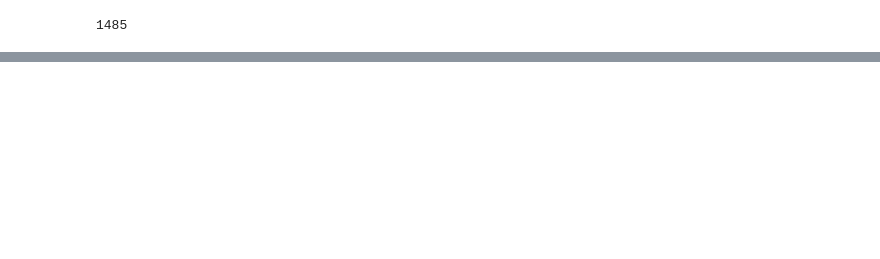
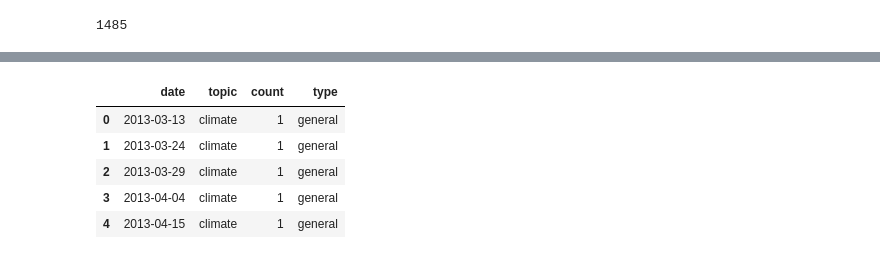
Before and after one commit to davidpomerenke/protest-impact, a Jupyter notebook: docs/notes/02-13-association.ipynb, the cells around one changed output, grey strips where cells are left out. Cells and saved outputs as stored; diff of their text form; code cells hidden in the pictures; blank space fills up the shorter version.

```diff
--- a/docs/notes/02-13-association.ipynb
+++ b/docs/notes/02-13-association.ipynb
@@ -221,0 +254,12 @@ alt.Chart(df).mark_bar().encode(
+# %%
+# only keep columns "date", "topic", "count"
+df_topic_counts = df_topic_counts[["date", "topic", "count"]]
+df_topic_counts["type"] = "general"
+df_topic_counts.head()
+# %% [output]
+|  | date | topic | count | type |
+| 0 | 2013-03-13 | climate | 1 | general |
+| 1 | 2013-03-24 | climate | 1 | general |
+| 2 | 2013-03-29 | climate | 1 | general |
+| 3 | 2013-04-04 | climate | 1 | general |
+| 4 | 2013-04-15 | climate | 1 | general |
```
Also changed, not shown: parts of 22 cells of this notebook, 1 other file.
